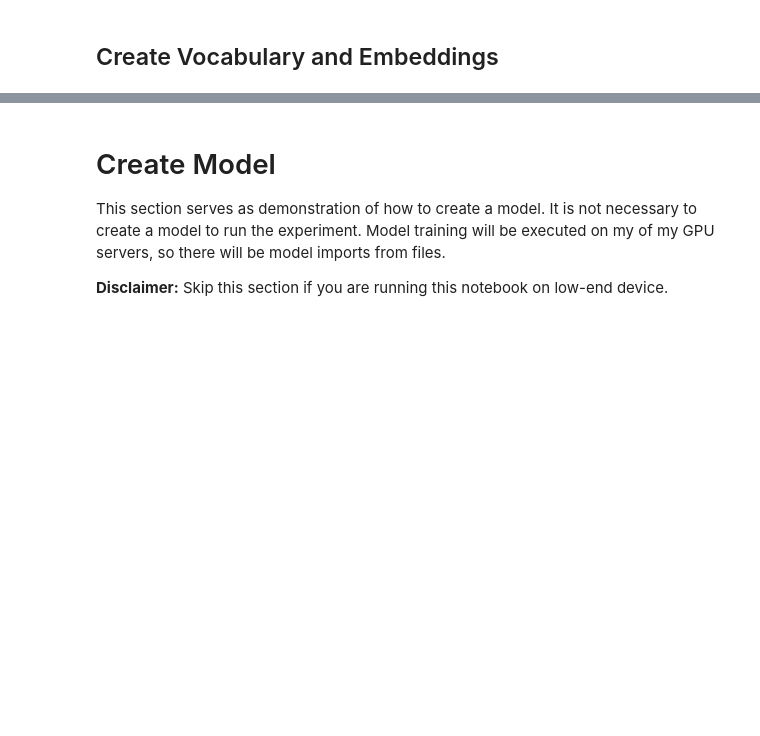
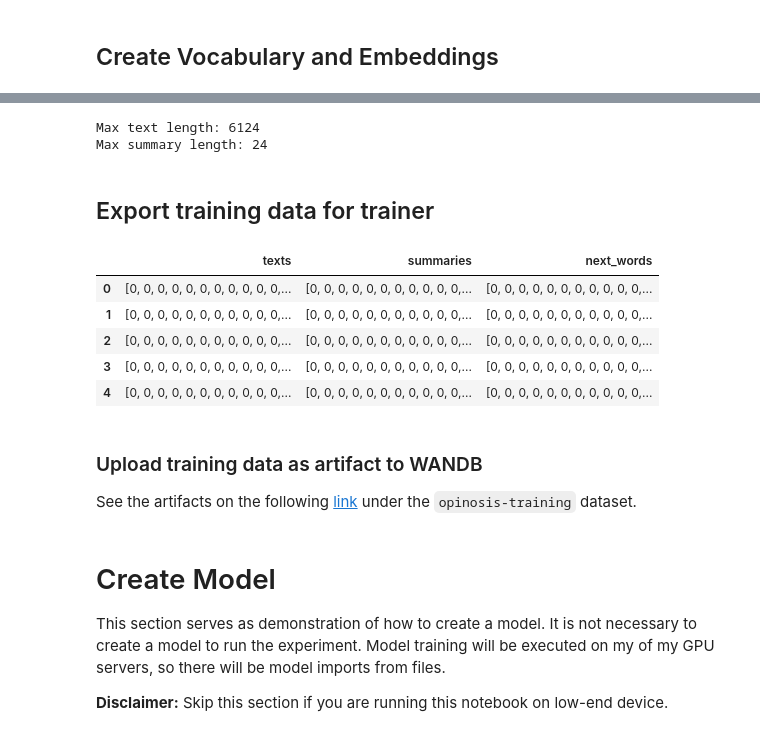
Before and after one commit to Aleksandar1932/NLP_2021, a Jupyter notebook: Laboratory Exercises/3/Text Summarization.ipynb, the cells around one changed output, grey strips where cells are left out. Saved outputs shown, nothing was run; the diff lists cells and outputs as text; code cells hidden in the pictures; blank space fills up the shorter version.

```diff
--- a/Laboratory Exercises/3/Text Summarization.ipynb
+++ b/Laboratory Exercises/3/Text Summarization.ipynb
@@ -138,9 +139,15 @@ embeddings = load_embeddings(vocabulary,embedding_size=50, embedding_type='glove
 # %%
-train_texts, train_summaries, test_texts, test_summaries = train_test_split(text_indices, summary_indices, test_size=0.1)
+train_texts, test_texts, train_summaries, test_summaries = train_test_split(text_indices, summary_indices, test_size=0.1)
 input_texts, input_summaries, next_words = create_train_data(train_texts, train_summaries)
 # %%
 max_texts_length = max([len(text) for text in input_texts])
 max_summaries_length = max([len(summary) for summary in input_summaries])
+
+print(f"Max text length: {max_texts_length}")
+print(f"Max summary length: {max_summaries_length}")
+# %% [output]
+Max text length: 6124
+Max summary length: 24
 # %%
 padded_texts = pad_sequences(input_texts, maxlen=max_texts_length)
 padded_summaries = pad_sequences(input_summaries, maxlen=max_summaries_length)
@@ -148,3 +155,14 @@ padded_summaries = pad_sequences(input_summaries, maxlen=max_summaries_length)
 label_binarizer = LabelBinarizer()
 label_binarizer.fit(list(word_to_id.values()))
 next_words = label_binarizer.transform(next_words)
+# %% [markdown]
+## Export training data for trainer
+# %%
+training_data = pd.DataFrame.from_dict({"texts": padded_texts.tolist(), "summaries": padded_summaries.tolist(), "next_words": next_words.tolist()})
+# %% [output]
+|  | texts | summaries | next_words |
+| 0 | [0, 0, 0, 0, 0, 0, 0, 0, 0, 0, 0,... | [0, 0, 0, 0, 0, 0, 0, 0, 0, 0, 0,... | [0, 0, 0, 0, 0, 0, 0, 0, 0, 0, 0,... |
+| 1 | [0, 0, 0, 0, 0, 0, 0, 0, 0, 0, 0,... | [0, 0, 0, 0, 0, 0, 0, 0, 0, 0, 0,... | [0, 0, 0, 0, 0, 0, 0, 0, 0, 0, 0,... |
+| 2 | [0, 0, 0, 0, 0, 0, 0, 0, 0, 0, 0,... | [0, 0, 0, 0, 0, 0, 0, 0, 0, 0, 0,... | [0, 0, 0, 0, 0, 0, 0, 0, 0, 0, 0,... |
+| 3 | [0, 0, 0, 0, 0, 0, 0, 0, 0, 0, 0,... | [0, 0, 0, 0, 0, 0, 0, 0, 0, 0, 0,... | [0, 0, 0, 0, 0, 0, 0, 0, 0, 0, 0,... |
+| 4 | [0, 0, 0, 0, 0, 0, 0, 0, 0, 0, 0,... | [0, 0, 0, 0, 0, 0, 0, 0, 0, 0, 0,... | [0, 0, 0, 0, 0, 0, 0, 0, 0, 0, 0,... |
@@ -150,0 +171,4 @@ next_words = label_binarizer.transform(next_words)
+# %% [markdown]
+### Upload training data as artifact to WANDB
+
+See the artifacts on the following [link](https://wandb.ai/aleksandar1932/[NLP]%20lab-03%20%7C%20text-summarization/artifacts/dataset/opinosis-training/31b123948b13683e0d37) under the `opinosis-training` dataset.
```
Also changed, not shown: parts of 32 cells of this notebook, 6 other files.
